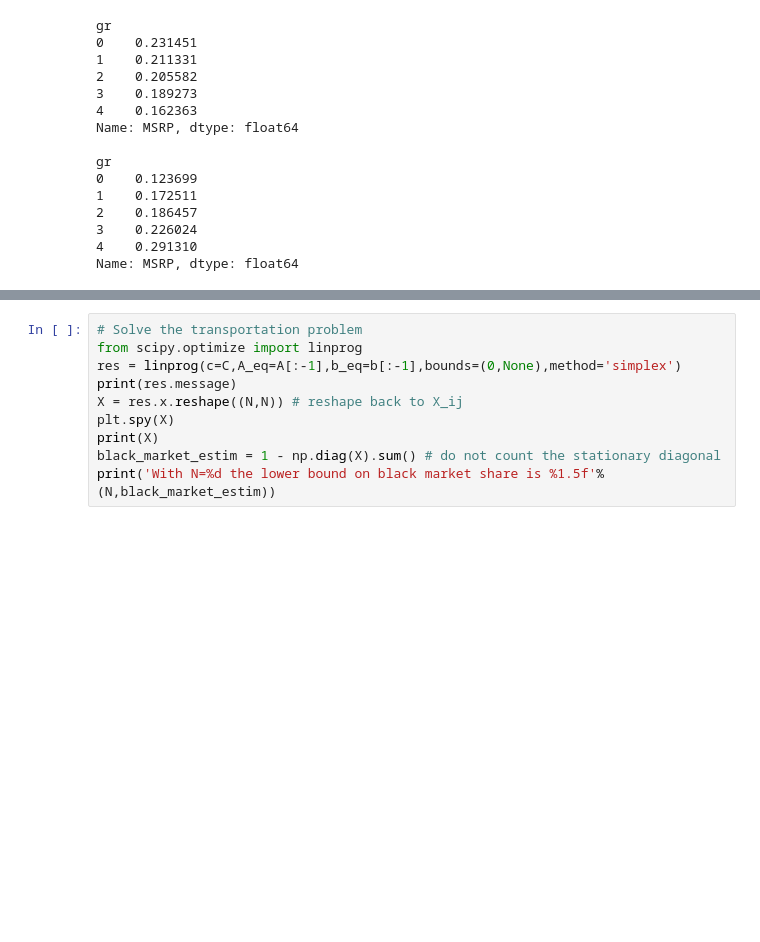
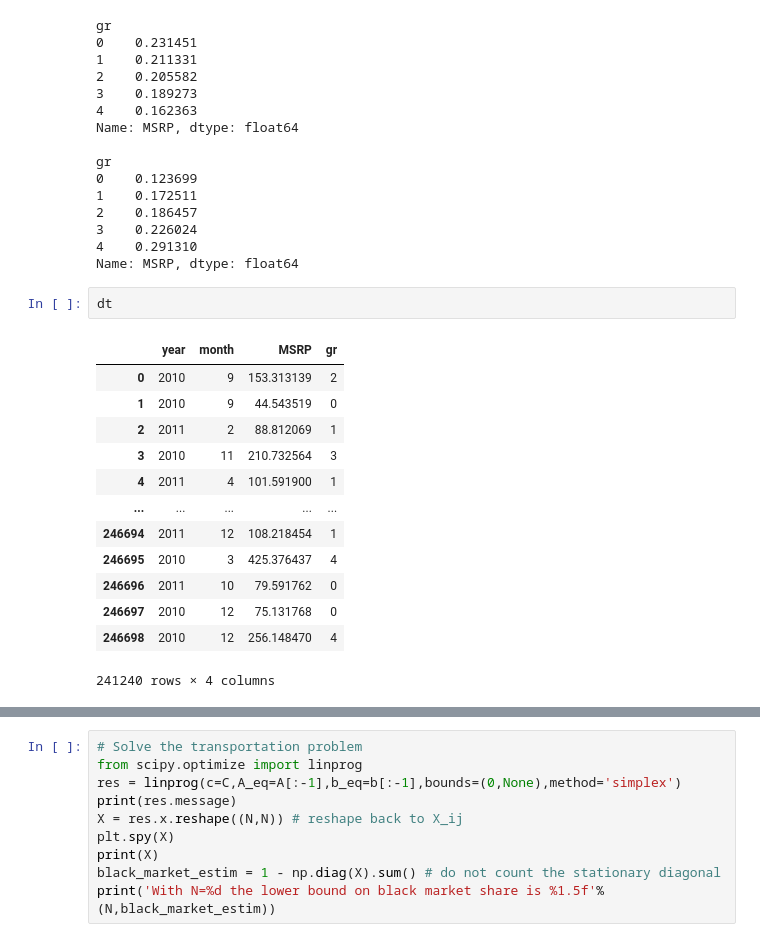
Before and after one commit to davidjiyangcai/CompEcon, a Jupyter notebook: 19_black_market.ipynb, the cells around one changed output, grey strips where cells are left out. Saved outputs shown, nothing was run; the diff lists cells and outputs as text; blank space fills up the shorter version.

```diff
--- a/19_black_market.ipynb
+++ b/19_black_market.ipynb
@@ -222,6 +222,22 @@ gr
 3    0.226024
 4    0.291310
 Name: MSRP, dtype: float64
+# %%
+dt
+# %% [output]
+|  | year | month | MSRP | gr |
+| 0 | 2010 | 9 | 153.313139 | 2 |
+| 1 | 2010 | 9 | 44.543519 | 0 |
+| 2 | 2011 | 2 | 88.812069 | 1 |
+| 3 | 2010 | 11 | 210.732564 | 3 |
+| 4 | 2011 | 4 | 101.591900 | 1 |
+| ... | ... | ... | ... | ... |
+| 246694 | 2011 | 12 | 108.218454 | 1 |
+| 246695 | 2010 | 3 | 425.376437 | 4 |
+| 246696 | 2011 | 10 | 79.591762 | 0 |
+| 246697 | 2010 | 12 | 75.131768 | 0 |
+| 246698 | 2010 | 12 | 256.148470 | 4 |
+241240 rows × 4 columns
 # %%
 import numpy as np
 # Set up transportation problem
```
Also changed, not shown: parts of 4 cells of this notebook, 4 other files.
